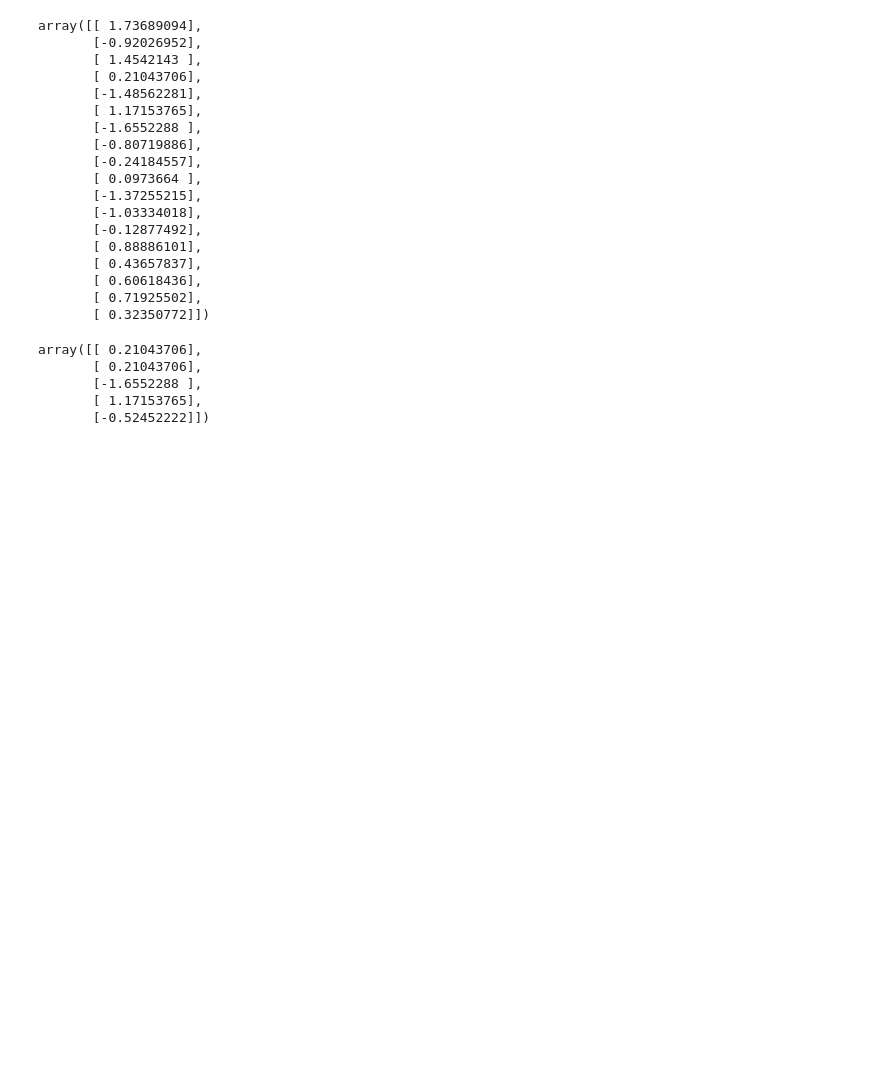
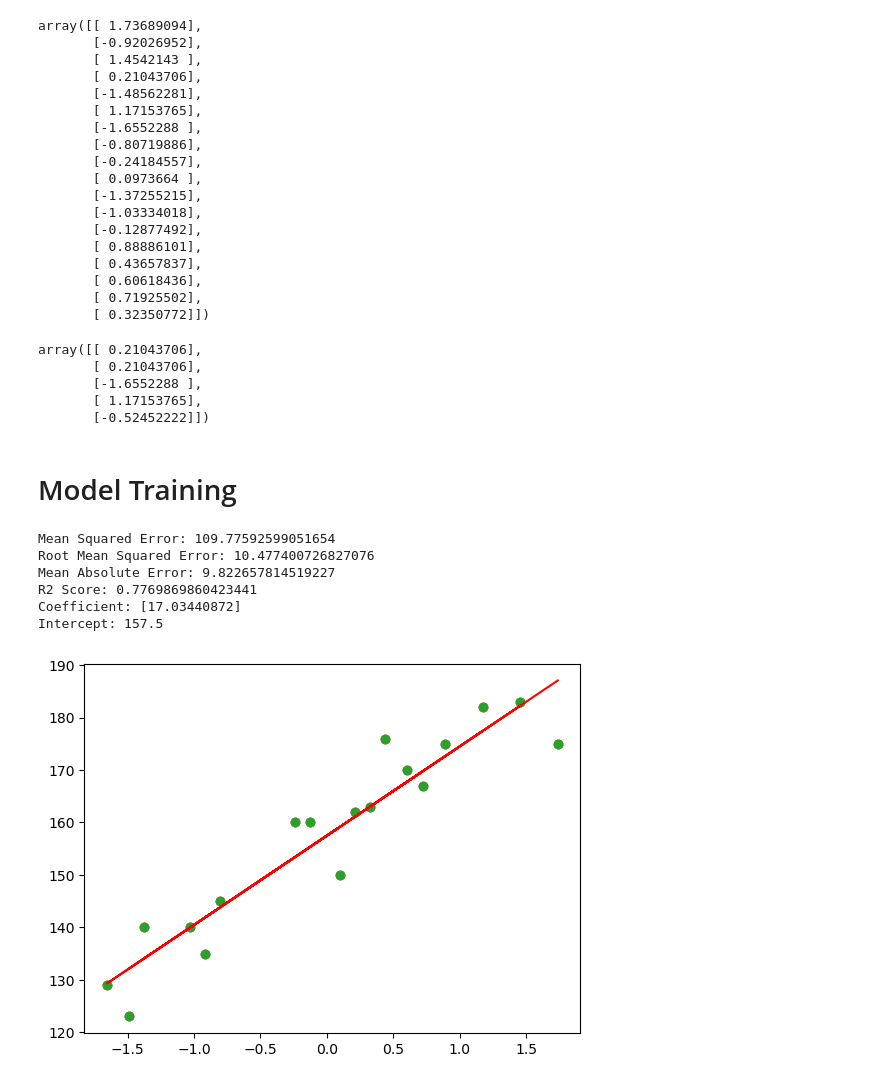
Before and after one commit to Imani-hub-pixel/AI-and-ML-Udemy-course, a Jupyter notebook: Simple Linear Regression project/height-weight.ipynb, the cells around one changed output. Cells and saved outputs as stored; diff of their text form; code cells hidden in the pictures; blank space fills up the shorter version.

Commit message:
Model training (closes #8)

```diff
--- a/Simple Linear Regression project/height-weight.ipynb
+++ b/Simple Linear Regression project/height-weight.ipynb
@@ -114,3 +114,38 @@ array([[ 0.21043706],
        [-1.6552288 ],
        [ 1.17153765],
        [-0.52452222]])
+# %% [markdown]
+# Model Training
+# %%
+from sklearn.linear_model import LinearRegression
+from sklearn.metrics import mean_squared_error, r2_score,mean_absolute_error
+model=LinearRegression()
+model.fit(X_train,y_train)
+y_pred=model.predict(X_test)
+mse=mean_squared_error(y_test,y_pred)
+r2=r2_score(y_test,y_pred)
+mae=mean_absolute_error(y_test,y_pred)
+rmse=np.sqrt(mse)
+print('Mean Squared Error:',mse)
+print('Root Mean Squared Error:',rmse)
+print("Mean Absolute Error:",mae)
+print('R2 Score:',r2)
+coefficient=model.coef_
+intercept=model.intercept_
+print('Coefficient:',coefficient)
+print('Intercept:',intercept)
+# %% [output]
+Mean Squared Error: 109.77592599051654
+Root Mean Squared Error: 10.477400726827076
+Mean Absolute Error: 9.822657814519227
+R2 Score: 0.7769869860423441
+Coefficient: [17.03440872]
+Intercept: 157.5
+# %%
+plt.scatter(X_train,y_train)
+plt.scatter(X_train, y_train)
+plt.plot(X_train, model.predict(X_train), color='red')
+plt.show()
+plt.show()
+# %% [output]
+[figure, added]
```
